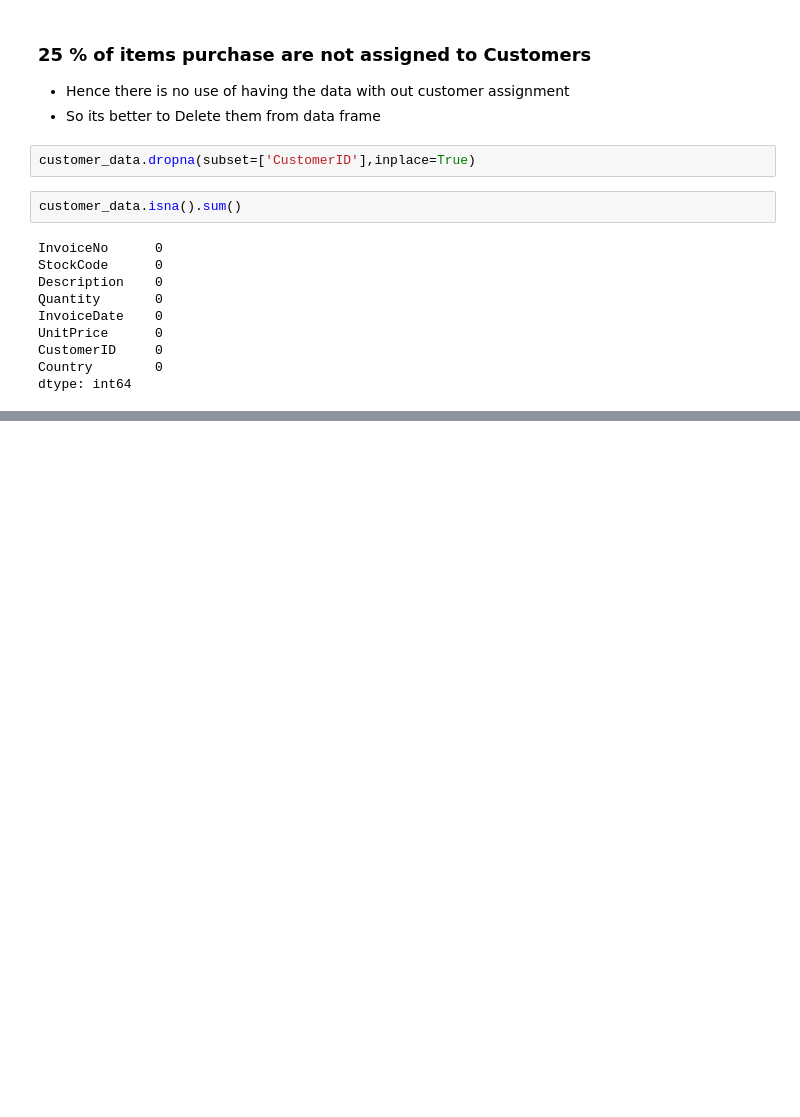
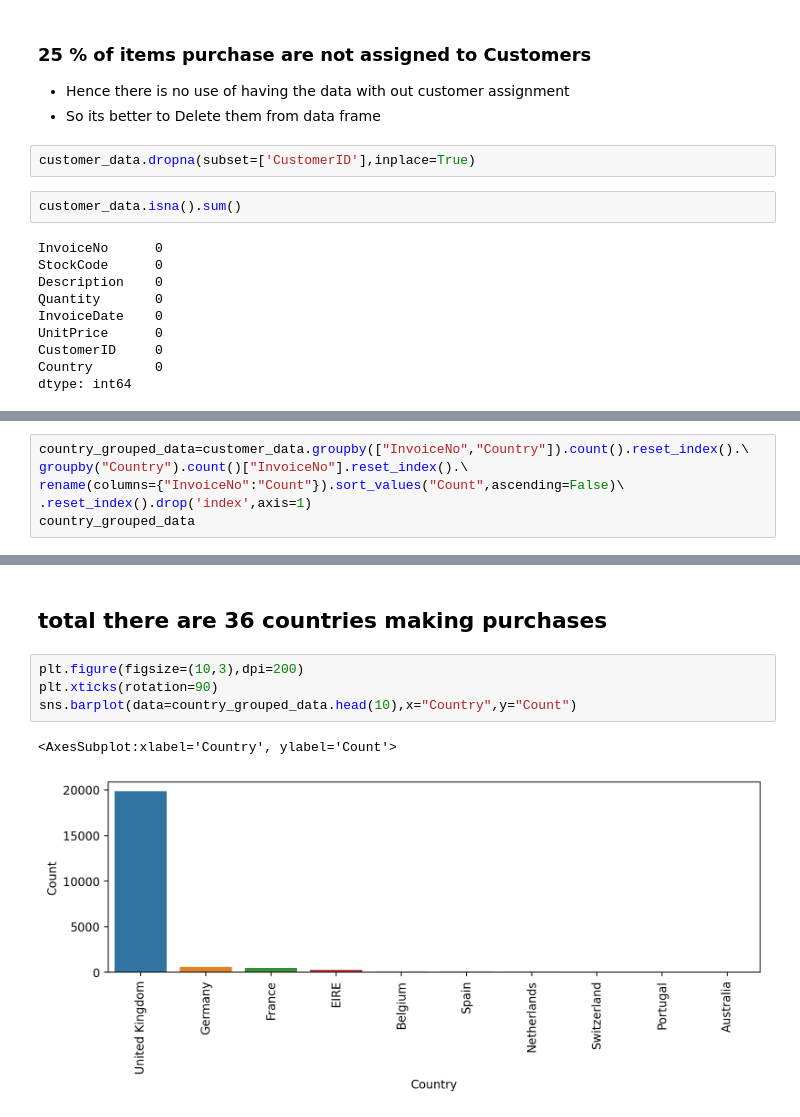
Before and after one commit to MIlanJP/Capstione-Unsupervised-Customer-Segmentation, a Jupyter notebook: Customer Segmentation.ipynb, the cells around one changed output, grey strips where cells are left out. Cells and saved outputs as stored; diff of their text form; blank space fills up the shorter version.

```diff
--- a/Customer Segmentation.ipynb
+++ b/Customer Segmentation.ipynb
@@ -116,0 +122,6 @@ dtype: int64
+# %%
+country_grouped_data=customer_data.groupby(["InvoiceNo","Country"]).count().reset_index().\
+groupby("Country").count()["InvoiceNo"].reset_index().\
+rename(columns={"InvoiceNo":"Count"}).sort_values("Count",ascending=False)\
+.reset_index().drop('index',axis=1)
+country_grouped_data
@@ -116,0 +146,9 @@ dtype: int64
+# %% [markdown]
+## total there are 36 countries making purchases
+# %%
+plt.figure(figsize=(10,3),dpi=200)
+plt.xticks(rotation=90)
+sns.barplot(data=country_grouped_data.head(10),x="Country",y="Count")
+# %% [output]
+<AxesSubplot:xlabel='Country', ylabel='Count'>
+[figure, added]
```
Also changed, not shown: parts of 22 cells of this notebook.
